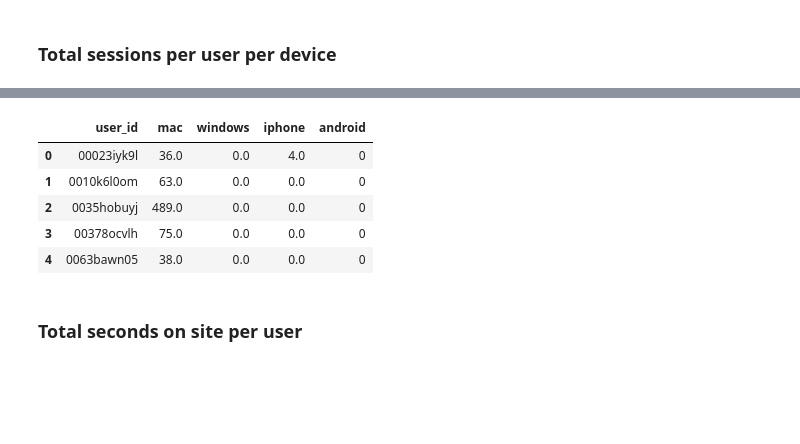
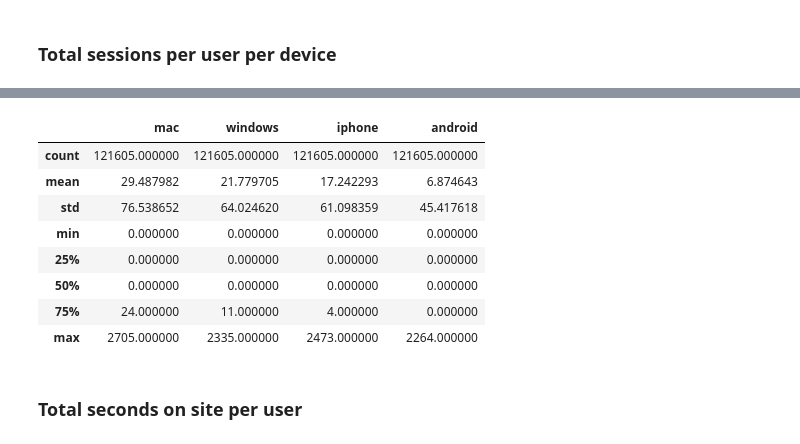
Before and after one commit to emilyageller/Geller_Metis, a Jupyter notebook: Project 3/Project3_Part2_SQLandEDA.ipynb, the cells around one changed output, grey strips where cells are left out. Saved outputs shown, nothing was run; the diff lists cells and outputs as text; code cells hidden in the pictures; blank space fills up the shorter version.

```diff
--- a/Project 3/Project3_Part2_SQLandEDA.ipynb
+++ b/Project 3/Project3_Part2_SQLandEDA.ipynb
@@ -121,14 +144,17 @@ sessions_per_device = sessions_per_device.merge(pd.read_sql(q,cnx), on = 'user_i
 # %%
 sessions_per_device = sessions_per_device.fillna(0)
 # %%
-sessions_per_device.head()
+sessions_per_device.describe()
 # %% [output]
-|  | user_id | mac | windows | iphone | android |
-| 0 | 00023iyk9l | 36.0 | 0.0 | 4.0 | 0 |
-| 1 | 0010k6l0om | 63.0 | 0.0 | 0.0 | 0 |
-| 2 | 0035hobuyj | 489.0 | 0.0 | 0.0 | 0 |
-| 3 | 00378ocvlh | 75.0 | 0.0 | 0.0 | 0 |
-| 4 | 0063bawn05 | 38.0 | 0.0 | 0.0 | 0 |
+|  | mac | windows | iphone | android |
+| count | 121605.000000 | 121605.000000 | 121605.000000 | 121605.000000 |
+| mean | 29.487982 | 21.779705 | 17.242293 | 6.874643 |
+| std | 76.538652 | 64.024620 | 61.098359 | 45.417618 |
+| min | 0.000000 | 0.000000 | 0.000000 | 0.000000 |
+| 25% | 0.000000 | 0.000000 | 0.000000 | 0.000000 |
+| 50% | 0.000000 | 0.000000 | 0.000000 | 0.000000 |
+| 75% | 24.000000 | 11.000000 | 4.000000 | 0.000000 |
+| max | 2705.000000 | 2335.000000 | 2473.000000 | 2264.000000 |
 # %%
 sessions_per_device.columns = ['id','total_sessions_on_mac','total_sessions_on_windows','total_sessions_on_iphone','total_sessions_on_android']
 # %% [markdown]
```
Also changed, not shown: parts of 14 cells of this notebook, 3 other files.
